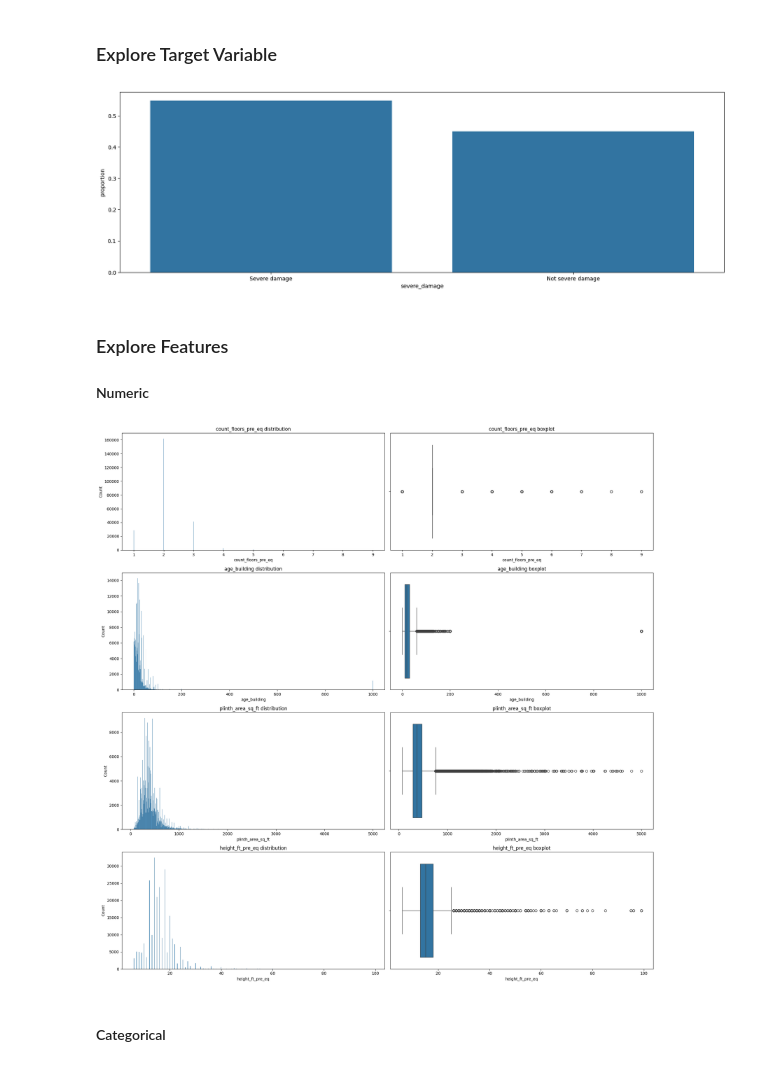
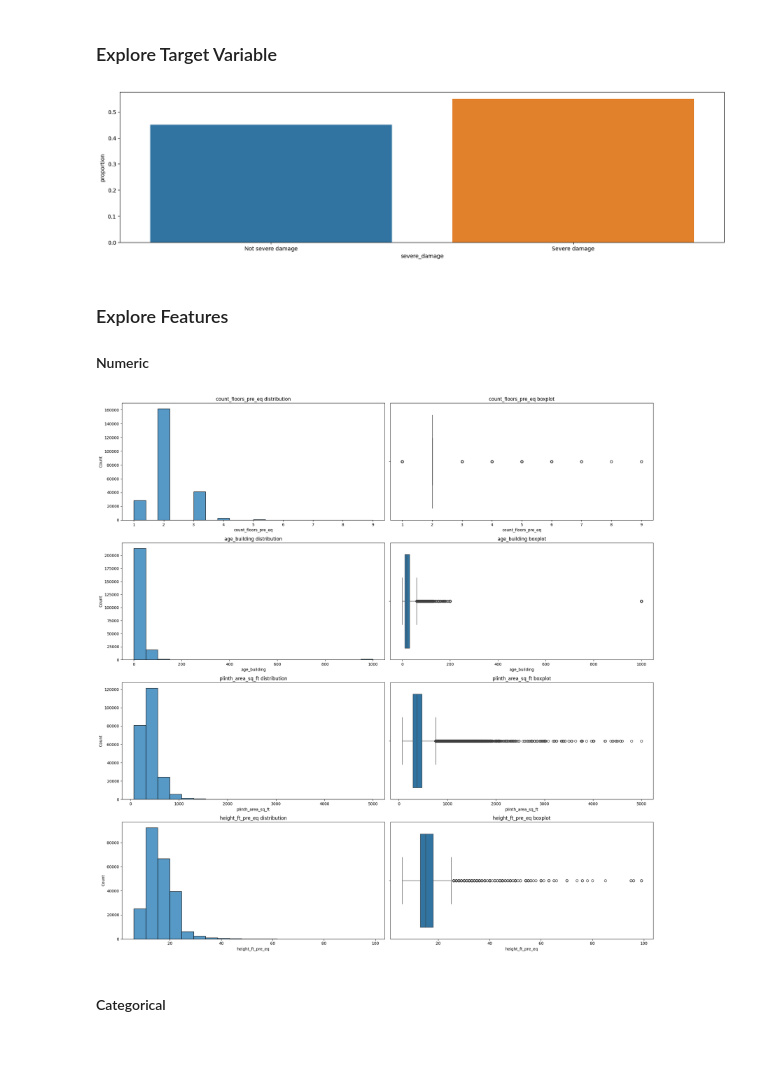
Before and after one commit to GeorgeScriptt/SeismicRisk-Infrastructure-Damage-Prediction-and-Resource-Optimization, a Jupyter notebook: Notebook/infrastructure_damage_prediction.ipynb, the cells around one changed output. Saved outputs shown, nothing was run; the diff lists cells and outputs as text; code cells hidden in the pictures.

```diff
--- a/Notebook/infrastructure_damage_prediction.ipynb
+++ b/Notebook/infrastructure_damage_prediction.ipynb
@@ -228,0 +220,8 @@ df.head()
+# %%
+df["other_floor_type"] = np.where(
+    df["other_floor_type"] == "TImber/Bamboo-Mud",
+    "Timber/Bamboo-Mud",
+    df["other_floor_type"]
+)
+
+df["other_floor_type"].value_counts()
@@ -231,10 +237,10 @@ df.head()
 # %% [markdown]
 ### Explore Target Variable
 # %%
-plt.figure(figsize=(20, 6))
-sns.barplot(df["severe_damage"].value_counts(normalize=True));
+plt.figure(figsize=(20, 5))
+sns.countplot(data=df, x="severe_damage", stat="proportion", hue="severe_damage");
 # %% [output]
-[figure, old version]
+[figure, new version]
 # %% [markdown]
 ### Explore Features
 
@@ -248,7 +254,7 @@ n_col = 2
 fig, axs = plt.subplots(n_row, n_col, figsize=(20, 5 * n_row))
 
 for i, col in enumerate(num_cols):
-    sns.histplot(data=df, x=col, ax=axs[i, 0])
+    sns.histplot(data=df, x=col, bins=20, ax=axs[i, 0])
     axs[i, 0].set_title(f"{col} distribution")
 
     sns.boxplot(data=df, x=col, ax=axs[i, 1])
@@ -256,7 +262,7 @@ for i, col in enumerate(num_cols):
 
 plt.tight_layout()
 # %% [output]
-[figure, old version]
+[figure, new version]
 # %% [markdown]
 #### Categorical
 # %%
```
Also changed, not shown: parts of 24 cells of this notebook.
